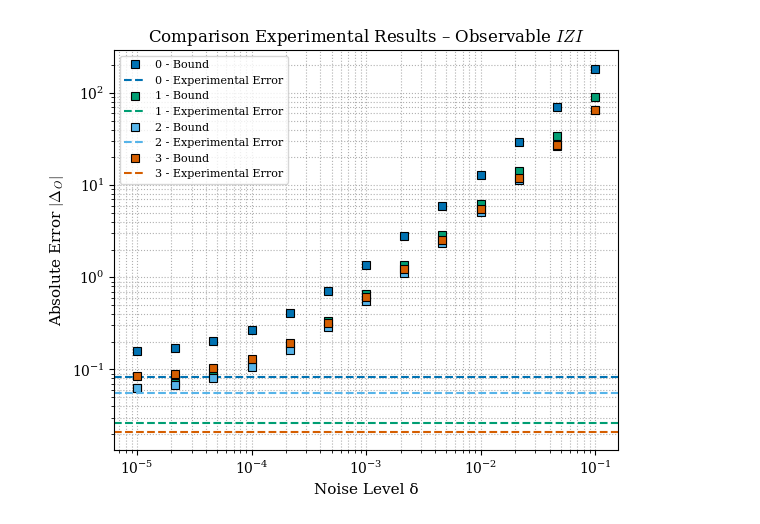
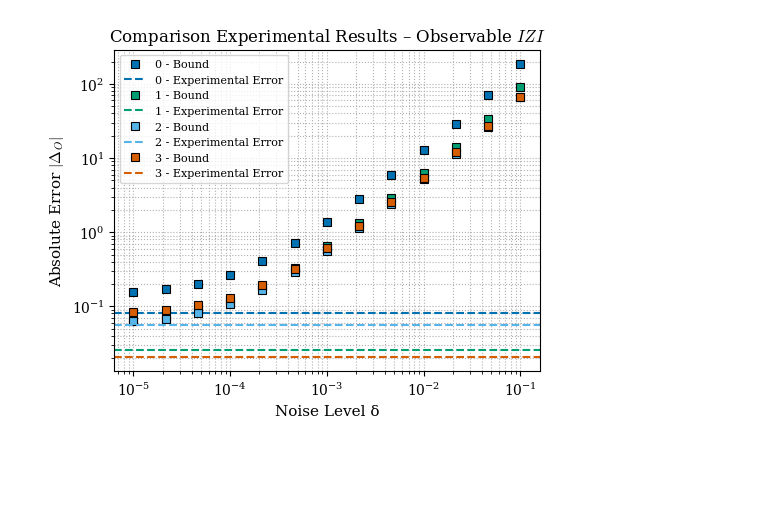
Before and after one commit to tobias-fllnr/robustness-of-quantum-algorithms, a Jupyter notebook: QFT_experimental/Plots/plots_experimental.ipynb, the cells around one changed output. Saved outputs shown, nothing was run; the diff lists cells and outputs as text; code cells hidden in the pictures; blank space fills up the shorter version.

```diff
--- a/QFT_experimental/Plots/plots_experimental.ipynb
+++ b/QFT_experimental/Plots/plots_experimental.ipynb
@@ -129,38 +131,48 @@ plt.savefig(f"QFT_Infidelity_vs_Delta_transpilations.pdf")
 # %%
-fig, ax = plt.subplots(figsize=(6, 5))
+fig, ax = plt.subplots(figsize=(5, 4), constrained_layout=True)
 for optimization_level in optimization_levels:
-    experimental_data_dir = f"../Experimental_Data/qft_{n_qubits}_ibm_fez_{optimization_level}"
+    experimental_data_dir = (
+        f"../Experimental_Data/qft_{n_qubits}_ibm_fez_{optimization_level}"
+    )
     with open(os.path.join(experimental_data_dir, "results.pkl"), "rb") as f:
         experimental_results = pickle.load(f)
-    df_subset_optimization_level = df_theoretical[df_theoretical["optimization_level"] == optimization_level]
+    df_subset_optimization_level = df_theoretical[
+        df_theoretical["optimization_level"] == optimization_level
+    ]
     color = colors[optimization_level]
     ax.plot(
         df_subset_optimization_level["delta"],
         df_subset_optimization_level["worst_case_observable_bound_b2"],
-        label = f"{optimization_level} - Bound",
-        marker = "s",
+        label=f"{optimization_level} - Bound",
+        marker="s",
         linestyle="",
-        markerfacecolor = color,
-        markeredgecolor = "black",
-        markeredgewidth = 0.8,
+        markerfacecolor=color,
+        markeredgecolor="black",
+        markeredgewidth=0.8,
     )
-    absolute_error = experimental_results["hardware"]["observable_difference"][worst_observable_index]
+    absolute_error = experimental_results["hardware"]["observable_difference"][
+        worst_observable_index
+    ]
     ax.axhline(
         absolute_error,
-        label = f"{optimization_level} - Experimental Error",
-        color = color,
-        linestyle = "dashed",
+        label=f"{optimization_level} - Experimental Error",
+        color=color,
+        linestyle="dashed",
     )
 ax.set_xscale("log")
 ax.set_yscale("log")
 ax.set_xlabel("Noise Level δ", fontsize=11)
 ax.set_ylabel("Absolute Error $|\Delta_O|$", fontsize=11)
 ax.set_title(rf"Comparison Experimental Results – Observable $IZI$", fontsize=12)
 # ax.set_xlim(left=1e-5, right=1e-2)
 # ax.set_ylim(bottom=1e-10, top=1e-1)
 ax.grid(True, which="both", ls=":")
 ax.legend(fontsize=8, ncol=1)
-plt.tight_layout()
-plt.savefig(f"QFT_Experimental_Results_Transpilations.pdf")
+# plt.tight_layout()
+plt.savefig(
+    f"QFT_Experimental_Results_Transpilations.pdf",
+    bbox_inches="tight",
+    pad_inches=0.1,
+)
 # %% [output]
-[figure, old version]
+[figure, new version]
```
Also changed, not shown: parts of 1 cell of this notebook, 2 other files.
